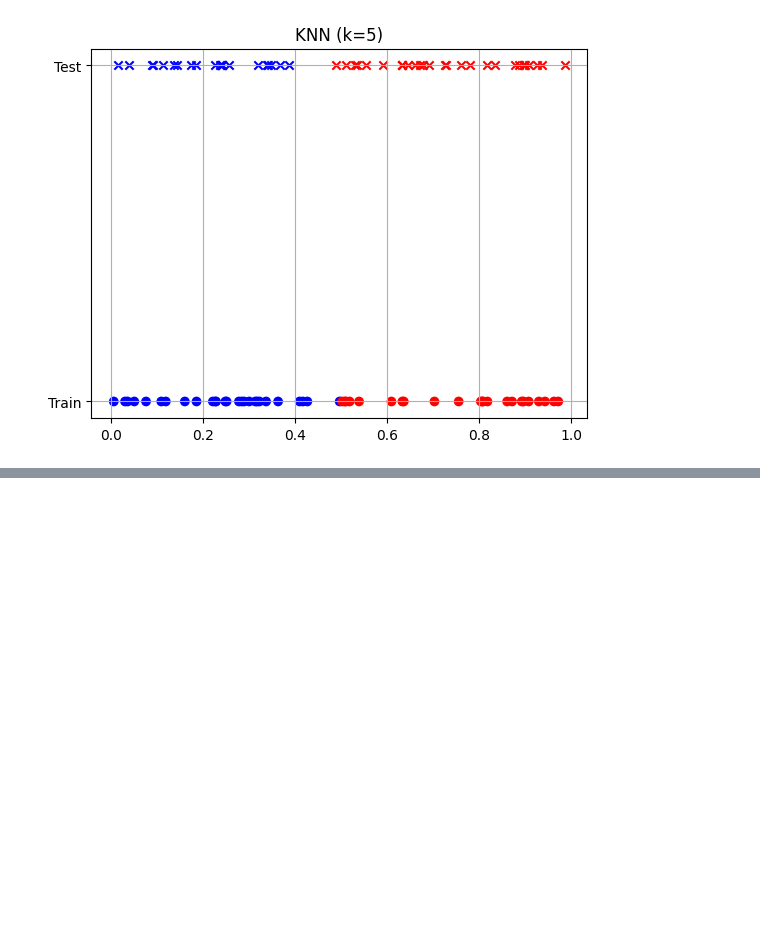
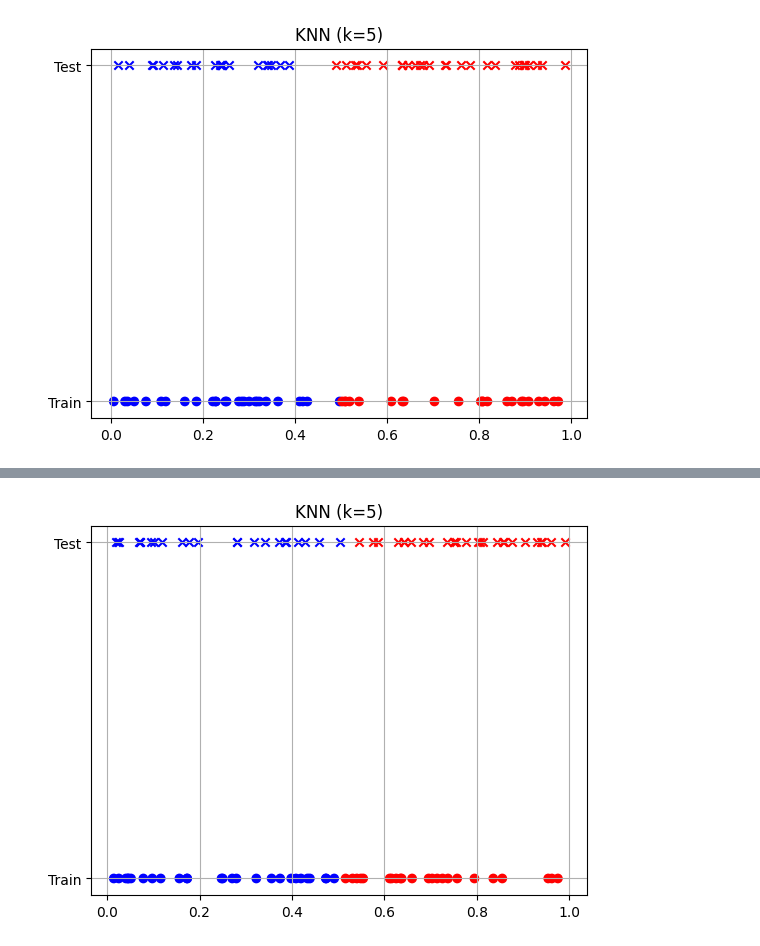
Before and after one commit to dhanavanthesh/machine_leanning_lab, a Jupyter notebook: program5.ipynb, the cells around one changed output, grey strips where cells are left out. Cells and saved outputs as stored; diff of their text form; code cells hidden in the pictures; blank space fills up the shorter version.

```diff
--- a/program5.ipynb
+++ b/program5.ipynb
@@ -97,0 +121,32 @@ plt.show()
+# %%
+import numpy as np
+import matplotlib.pyplot as plt
+from collections import Counter
+
+# Step 1: Create random data
+x = np.random.rand(100)
+train, test = x[:50], x[50:]
+labels = ['Class1' if i <= 0.5 else 'Class2' for i in train]
+
+# Step 2: KNN function (k=5)
+def knn(val):
+    nearest = sorted([(abs(val - t), l) for t, l in zip(train, labels)])[:5]
+    return Counter(l for _, l in nearest).most_common(1)[0][0]
+
+# Step 3: Predict classes for test data
+pred = [knn(i) for i in test]
+
+# Step 4: Plot results
+plt.scatter(train, [0]*50, c=['b' if l == 'Class1' else 'r' for l in labels])  # Train = dots
+
+for c in ['Class1', 'Class2']:  # Test = Xs
+    color = 'b' if c == 'Class1' else 'r'
+    points = [x for x, p in zip(test, pred) if p == c]
+    plt.scatter(points, [1]*len(points), c=color, marker='x')
+
+plt.yticks([0, 1], ['Train', 'Test'])
+plt.title('KNN (k=5)')
+plt.grid()
+plt.show()
+# %% [output]
+[figure, added]
```
Also changed, not shown: parts of 1 cell of this notebook.
